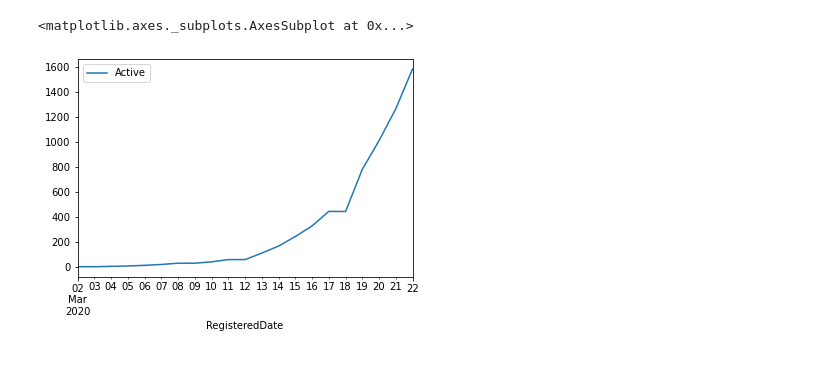
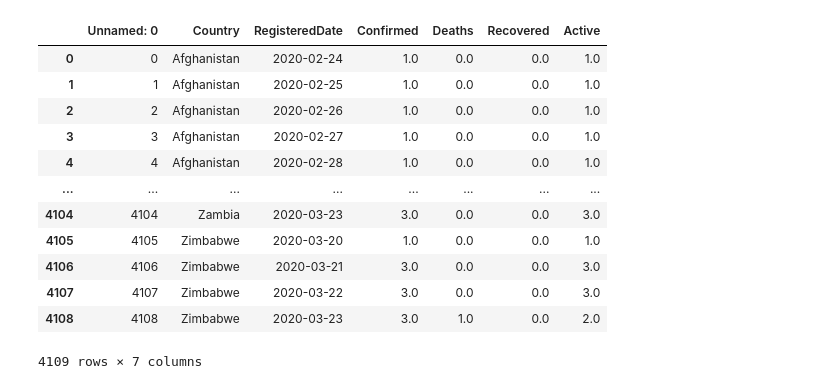
Before and after one commit to pmoreira1/dataV2-labs, a Jupyter notebook: projects/project 3/data_test.ipynb, the cells around one changed output. Saved outputs shown, nothing was run; the diff lists cells and outputs as text; code cells hidden in the pictures.

```diff
--- a/projects/project 3/data_test.ipynb
+++ b/projects/project 3/data_test.ipynb
@@ -14,5 +9,0 @@ covid_data['Country/Region'] = covid_data['Country/Region'].replace(country_dict
-# %%
-# Convert ObservationDate to datetime object
-covid_data['ObservationDate'] = pd.to_datetime(covid_data['ObservationDate'], format='%m/%d/%Y')
-# Drop Last Update because we are going to group it so we wont be needing it
-covid_data.drop('Last Update', axis=1, inplace=True)
@@ -19,6 +35,9 @@ covid_data.drop('Last Update', axis=1, inplace=True)
 # %%
-# Let's rename a few columns
-covid_data.rename(columns={
-    'Country/Region': 'Country',
-    'ObservationDate': 'RegisteredDate'
-}, inplace=True)
+# Rename a few columns
+population_final.rename(columns={
+        'Country Name': 'Country',
+        '2018': 'Population'
+    }, inplace=True)
+# Convert data to int
+population_final['Population'] = population_final['Population'].astype(int)
+population_final
@@ -25,6 +62,0 @@ covid_data.rename(columns={
-# %%
-# Group by Country and Observation Date
-covid_data = covid_data.groupby(['Country', 'RegisteredDate'])[['Confirmed','Deaths','Recovered']].agg('sum').reset_index()
-# %%
-# Create a new column with active cases
-covid_data['Active'] = covid_data['Confirmed'] - (covid_data['Deaths'] + covid_data['Recovered'])
@@ -51,5 +62,0 @@ covid_data[covid_data['Country'] == 'Portugal'].head(60)
-# %%
-covid_data[covid_data['Country'] == 'Portugal'][['RegisteredDate','Confirmed','Active']].plot(x='RegisteredDate',y='Active')
-# %% [output]
-<matplotlib.axes._subplots.AxesSubplot at 0x...>
-[figure, removed]
@@ -59 +63,17 @@ covid_data[covid_data['Country'] == 'Portugal'][['RegisteredDate','Confirmed','A
+# %%
+covid_data
+# %% [output]
+|  | Unnamed: 0 | Country | RegisteredDate | Confirmed | Deaths | Recovered | Active |
+| 0 | 0 | Afghanistan | 2020-02-24 | 1.0 | 0.0 | 0.0 | 1.0 |
+| 1 | 1 | Afghanistan | 2020-02-25 | 1.0 | 0.0 | 0.0 | 1.0 |
+| 2 | 2 | Afghanistan | 2020-02-26 | 1.0 | 0.0 | 0.0 | 1.0 |
+| 3 | 3 | Afghanistan | 2020-02-27 | 1.0 | 0.0 | 0.0 | 1.0 |
+| 4 | 4 | Afghanistan | 2020-02-28 | 1.0 | 0.0 | 0.0 | 1.0 |
+| ... | ... | ... | ... | ... | ... | ... | ... |
+| 4104 | 4104 | Zambia | 2020-03-23 | 3.0 | 0.0 | 0.0 | 3.0 |
+| 4105 | 4105 | Zimbabwe | 2020-03-20 | 1.0 | 0.0 | 0.0 | 1.0 |
+| 4106 | 4106 | Zimbabwe | 2020-03-21 | 3.0 | 0.0 | 0.0 | 3.0 |
+| 4107 | 4107 | Zimbabwe | 2020-03-22 | 3.0 | 0.0 | 0.0 | 3.0 |
+| 4108 | 4108 | Zimbabwe | 2020-03-23 | 3.0 | 1.0 | 0.0 | 2.0 |
+4109 rows × 7 columns
 # %%
```
Also changed, not shown: parts of 10 cells of this notebook, 7 other files.
